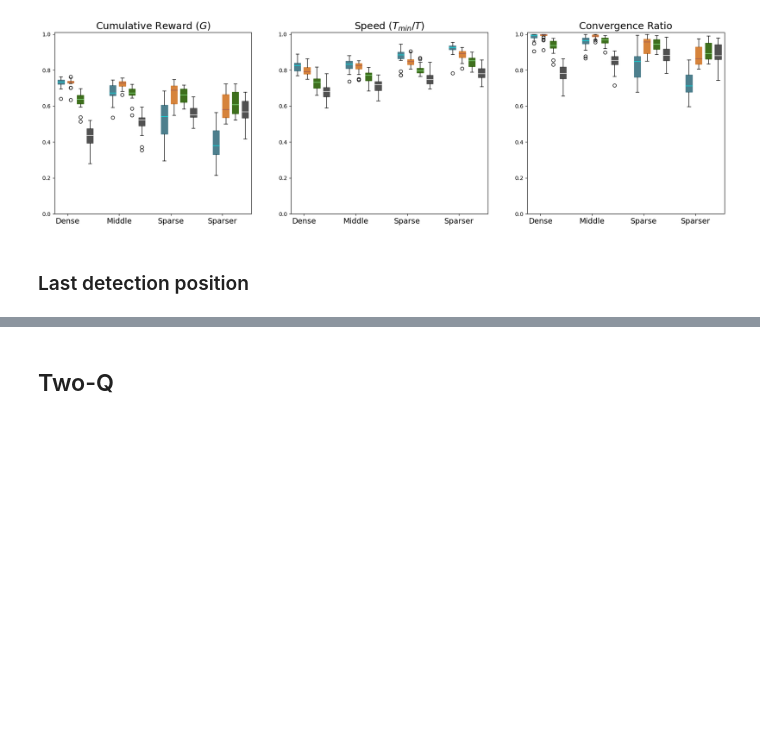
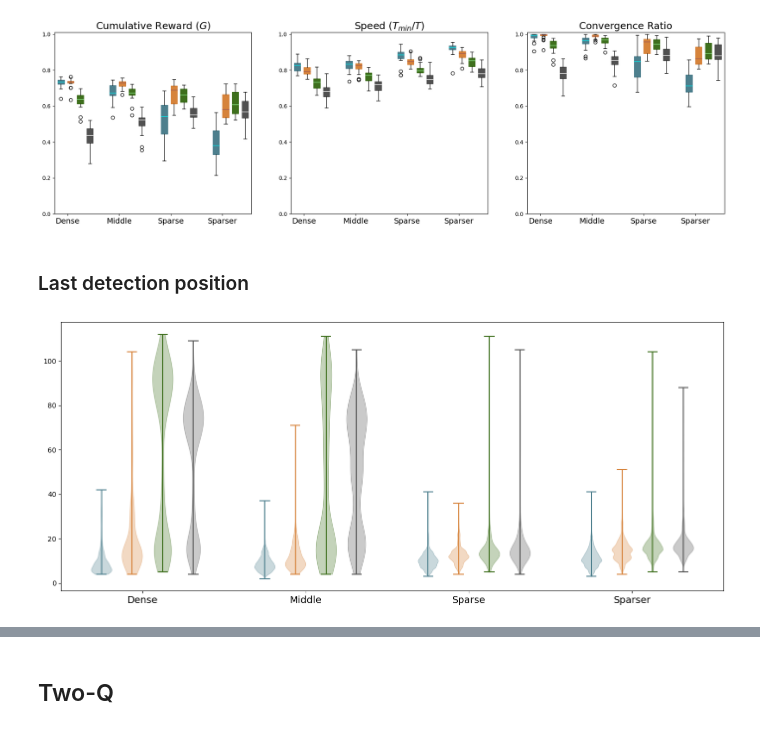
Before and after one commit to PimLb/pynav, a Jupyter notebook: notebooks/PaperFigures.ipynb, the cells around one changed output, grey strips where cells are left out. Saved outputs shown, nothing was run; the diff lists cells and outputs as text; code cells hidden in the pictures; blank space fills up the shorter version.

```diff
--- a/notebooks/PaperFigures.ipynb
+++ b/notebooks/PaperFigures.ipynb
@@ -688,3 +770,63 @@ for test_setting in test_settings:
+# %%
+num_settings = 4
+num_subgroups = 4
+positions = []
+group_width = 1.0
+subgroup_spacing = 0.75
+
+for i in range(num_settings):
+    base = i * group_width * num_subgroups
+    positions += [base + j * subgroup_spacing for j in range(num_subgroups)]
+
+
+fig, ax = plt.subplots(1, 1, figsize=(14, 6))
+
+
+for setting_idx in range(len(test_settings)):
+
+  violin = ax.violinplot(last_detections[data_labels[setting_idx].lower()], positions=positions[4*setting_idx:4*(setting_idx + 1)])#, positions=positions[idx])
+  for (k, e) in enumerate(violin['bodies']):
+    e.set_facecolor(box_colors[k])
+    e.set_edgecolor(box_colors[k])
+  for lab in ['cbars', 'cmins', 'cmaxes']:
+
+    violin[lab].set_edgecolors(box_colors)
+    violin[lab].set_facecolors(box_colors)
+
+
+# b1 = ax[0].boxplot(creward_data, positions=positions, patch_artist=True)
+# b2 = ax[1].boxplot(speed_data, positions=positions, patch_artist=True)
+# b3 = ax[2].boxplot(conv_data, positions=positions, patch_artist=True)
+
+
+# #print(len(b1), b1)
+
+# for i in range(len(b1['boxes'])):
+#     b1['boxes'][i].set_color(box_colors[i % 4])
+#     b1['medians'][i].set_color(median_colors[i % 4])
+#     b2['boxes'][i].set_color(box_colors[i % 4])
+#     b2['medians'][i].set_color(median_colors[i % 4])
+#     b3['boxes'][i].set_color(box_colors[i % 4])
+#     b3['medians'][i].set_color(median_colors[i % 4])
+
+#xticks = [(i * group_width * num_subgroups) + (group_width / 2) for i in range(num_settings)]
+xticks = [(i * group_width * num_subgroups) + (group_width / 2) + 0.5 for i in range(num_settings)]
+ax.set_xticks(ticks=xticks, labels=data_labels, fontsize=14)
+fig.tight_layout()
+fig.savefig(f"./failed_position_singleQ_generalization.pdf", bbox_inches='tight')
+# for i in range(len(ax)):
+#     ax[i].set_xticks(ticks=xticks, labels=data_labels, fontsize=14)
+
+# ax[0].set_title("Cumulative Reward ($G$)", fontsize=18)
+# ax[1].set_title("Speed ($T_{min}/T$)", fontsize=18)
+# ax[2].set_title("Convergence Ratio", fontsize=18)
+
+
+# ax[0].set_ylim([0.0, 1.01])
+# ax[1].set_ylim([0.0, 1.01])
+# ax[2].set_ylim([0.0, 1.01])
+# %% [output]
+[figure, added]
 # %%
 
 fig, axes = plt.subplots(1, 4, figsize=(20, 6))
```
Also changed, not shown: parts of 35 cells of this notebook, 4 other files.
